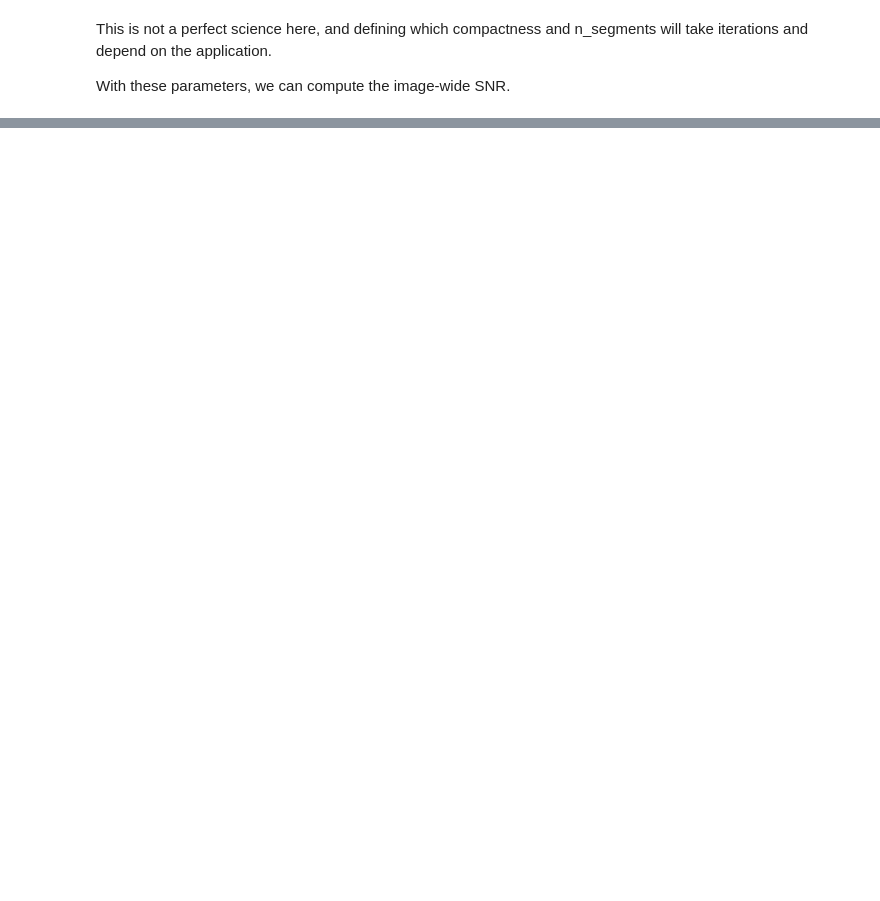
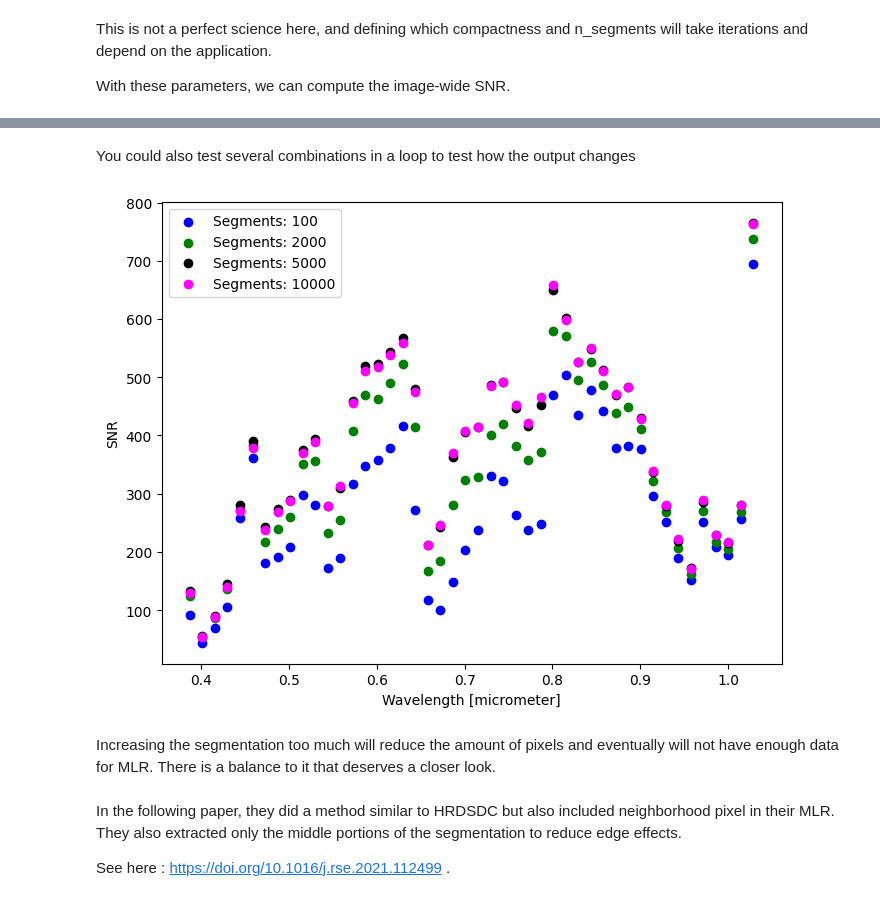
Before and after one commit to brentwilder/HyperQuest, a Jupyter notebook: tutorials/example_using_airborne_data.ipynb, the cells around one changed output, grey strips where cells are left out. Drawn from its saved outputs; the diff is of its cells as text; code cells hidden in the pictures; blank space fills up the shorter version.

```diff
--- a/tutorials/example_using_airborne_data.ipynb
+++ b/tutorials/example_using_airborne_data.ipynb
@@ -87,0 +86,32 @@ See method being also used here : https://doi.org/10.1016/j.rse.2021.112499
+# %% [markdown]
+You could also test several combinations in a loop to test how the output changes
+# %%
+# param list
+params_list = [
+    {'n_segments': 100, 'compactness': 0.1, 'n_pca': 3, 'ncpus': 3},
+    {'n_segments': 2000, 'compactness': 0.1, 'n_pca': 3, 'ncpus': 3},
+    {'n_segments': 5000, 'compactness': 0.1, 'n_pca': 3, 'ncpus': 3},
+    {'n_segments': 10000, 'compactness': 0.1, 'n_pca': 3, 'ncpus': 3},
+]
+
+# set colors
+colors = ['blue', 'green', 'black', 'magenta']
+
+plt.figure(figsize=(8, 6))
+for params, color in zip(params_list, colors):
+    snr = hyperquest.hrdsdc(raster_path, **params)
+    plt.scatter(wavelengths, snr, color=color, label=f"Segments: {params['n_segments']}")
+
+# Add labels and title
+plt.xlabel('Wavelength [micrometer]')
+plt.ylabel('SNR')
+plt.legend()
+plt.show()
+# %% [output]
+[figure, added]
+# %% [markdown]
+Increasing the segmentation too much will reduce the amount of pixels and eventually will not have enough data for MLR. There is a balance to it that deserves a closer look.
+# %% [markdown]
+In the following paper, they did a method similar to HRDSDC but also included neighborhood pixel in their MLR. They also extracted only the middle portions of the segmentation to reduce edge effects.
+
+See here : https://doi.org/10.1016/j.rse.2021.112499 .
```
Also changed, not shown: parts of 3 cells of this notebook, 1 other file.
